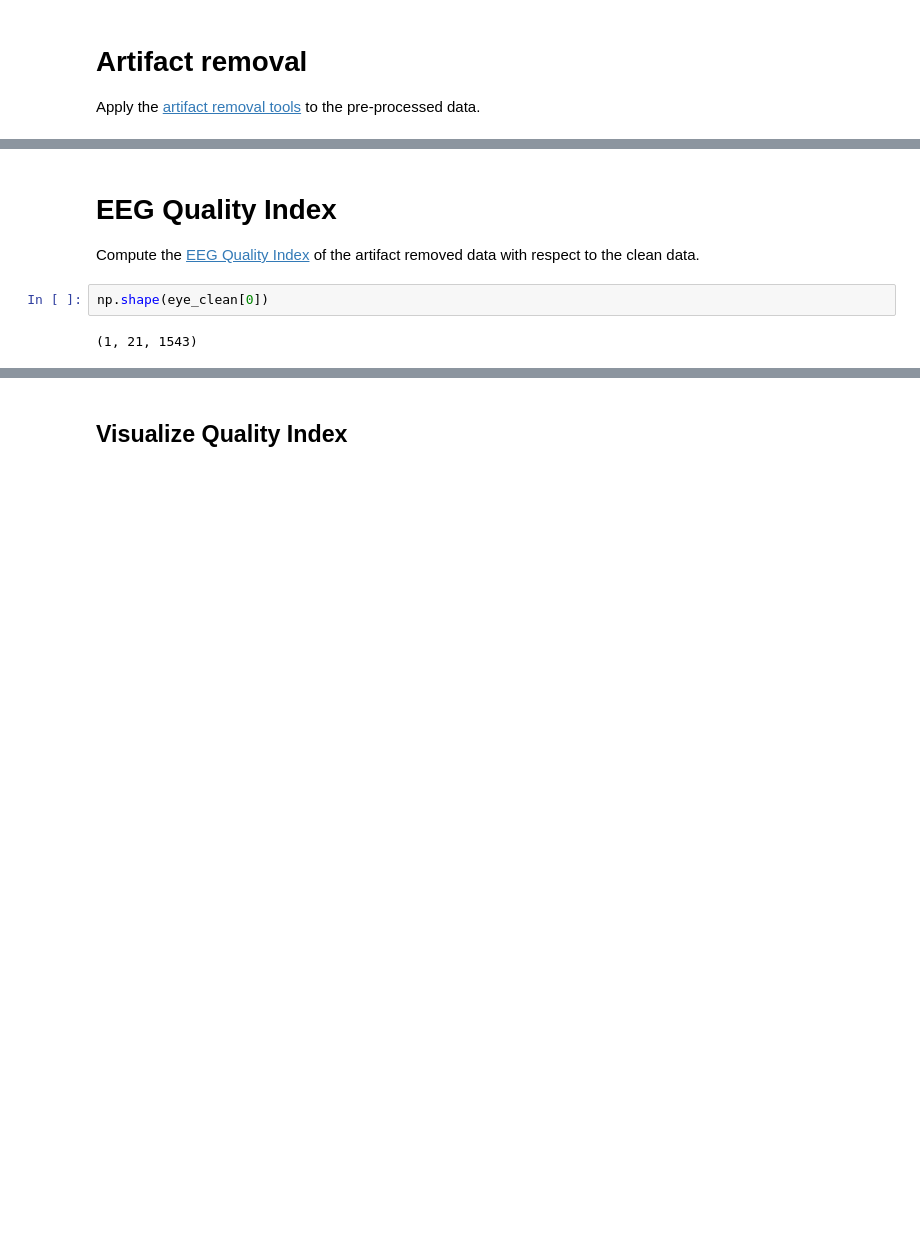
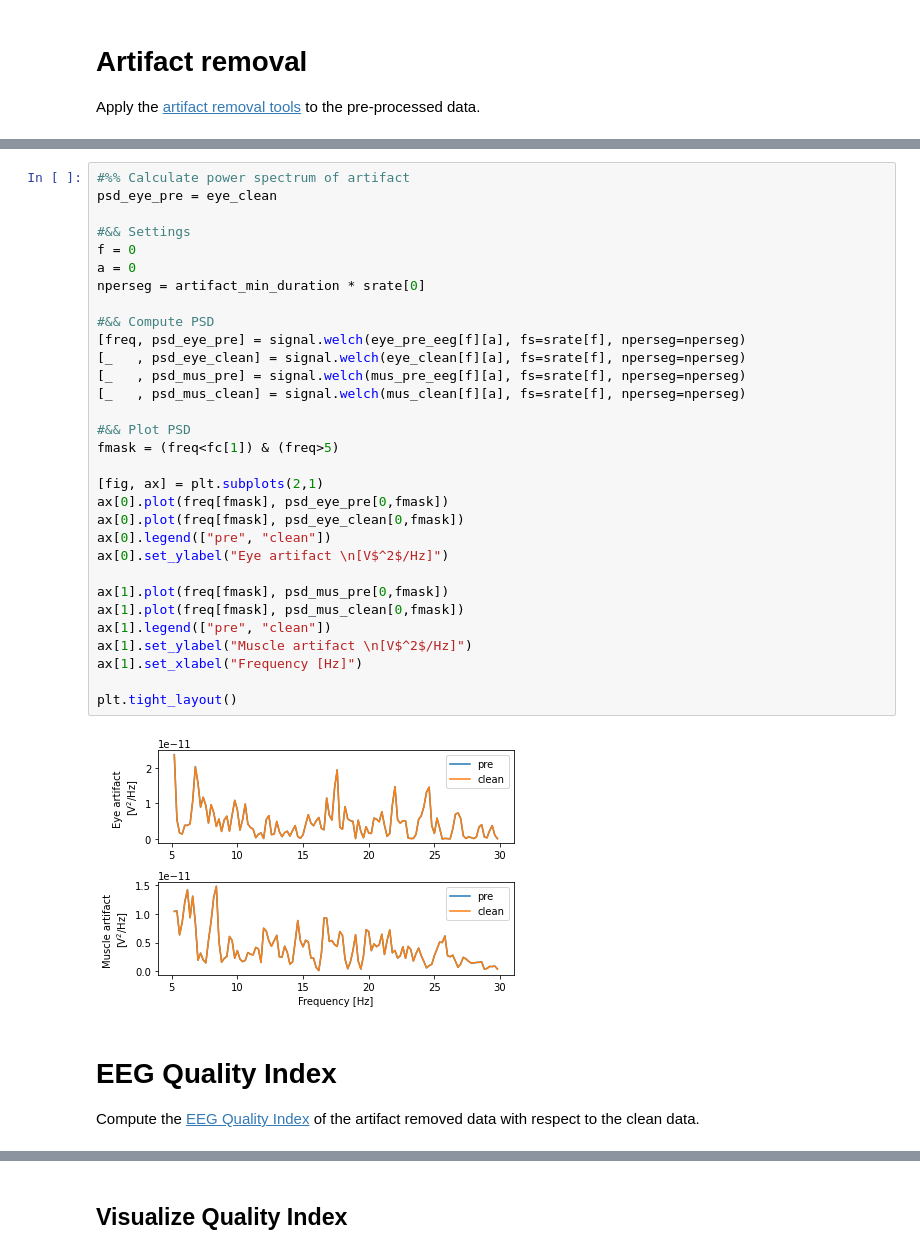
Before and after one commit to danielcomaduran/artifact-removal-tool-validation, a Jupyter notebook: Notebooks/02_Temple_Validation.ipynb, the cells around one changed output, grey strips where cells are left out. Cells and saved outputs as stored; diff of their text form; blank space fills up the shorter version.

```diff
--- a/Notebooks/02_Temple_Validation.ipynb
+++ b/Notebooks/02_Temple_Validation.ipynb
@@ -227,11 +277,40 @@ for f in range(n_files):
+# %%
+#%% Calculate power spectrum of artifact
+psd_eye_pre = eye_clean
+
+#&& Settings
+f = 0
+a = 0
+nperseg = artifact_min_duration * srate[0]
+
+#&& Compute PSD
+[freq, psd_eye_pre] = signal.welch(eye_pre_eeg[f][a], fs=srate[f], nperseg=nperseg)
+[_   , psd_eye_clean] = signal.welch(eye_clean[f][a], fs=srate[f], nperseg=nperseg)
+[_   , psd_mus_pre] = signal.welch(mus_pre_eeg[f][a], fs=srate[f], nperseg=nperseg)
+[_   , psd_mus_clean] = signal.welch(mus_clean[f][a], fs=srate[f], nperseg=nperseg)
+
+#&& Plot PSD
+fmask = (freq<fc[1]) & (freq>5)
+
+[fig, ax] = plt.subplots(2,1)
+ax[0].plot(freq[fmask], psd_eye_pre[0,fmask])
+ax[0].plot(freq[fmask], psd_eye_clean[0,fmask])
+ax[0].legend(["pre", "clean"])
+ax[0].set_ylabel("Eye artifact \n[V$^2$/Hz]")
+
+ax[1].plot(freq[fmask], psd_mus_pre[0,fmask])
+ax[1].plot(freq[fmask], psd_mus_clean[0,fmask])
+ax[1].legend(["pre", "clean"])
+ax[1].set_ylabel("Muscle artifact \n[V$^2$/Hz]")
+ax[1].set_xlabel("Frequency [Hz]")
+
+plt.tight_layout()
+# %% [output]
+[figure, added]
 # %% [markdown]
 # EEG Quality Index
 
 Compute the [EEG Quality Index](../Functions/eeg_quality_index.py) of the artifact removed data with respect to the clean data.
-# %%
-np.shape(eye_clean[0])
-# %% [output]
-(1, 21, 1543)
 # %%
 #%% Settings
 # - Plot settings
```
Also changed, not shown: parts of 7 cells of this notebook, 1 other file.
